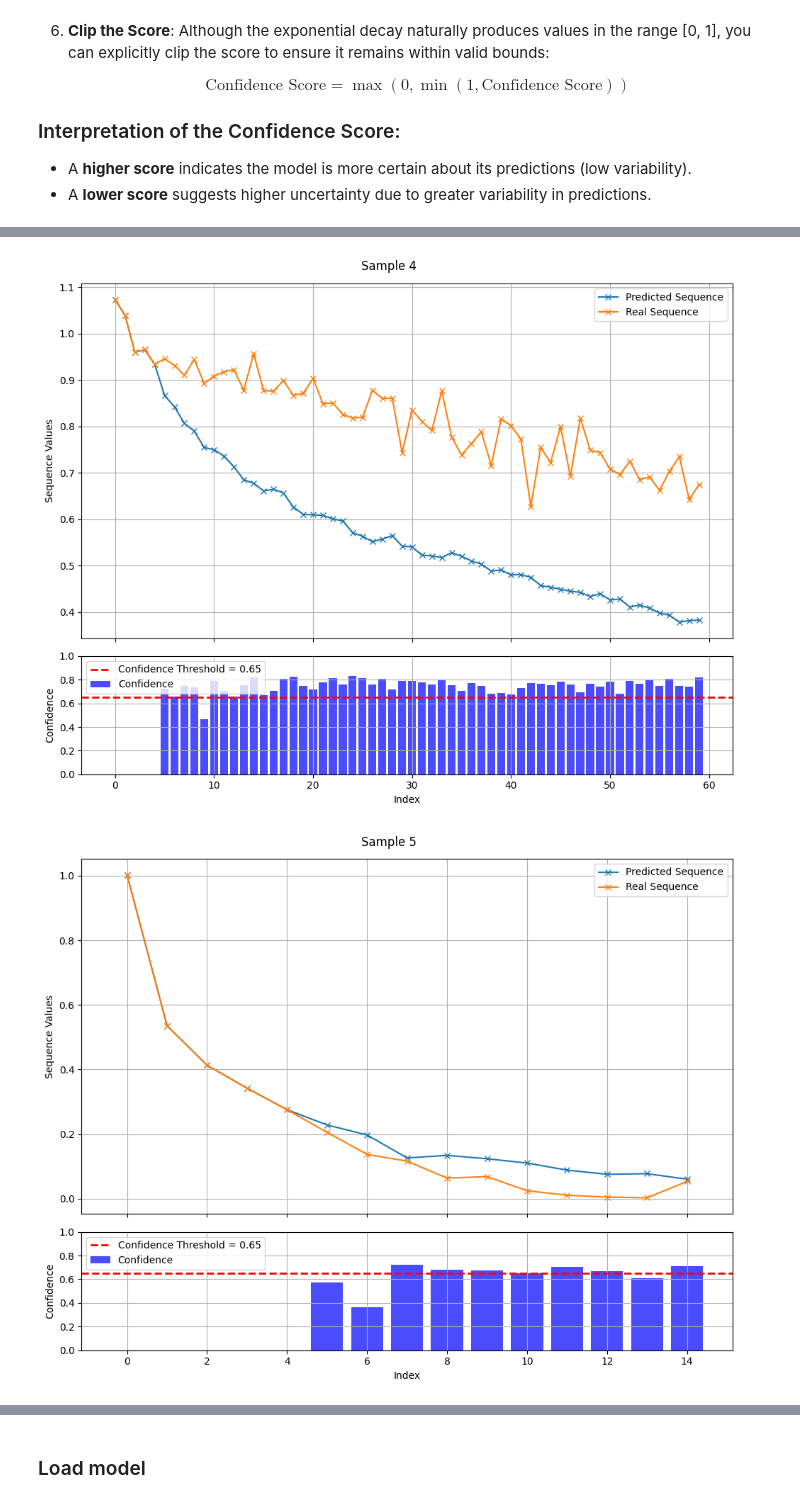
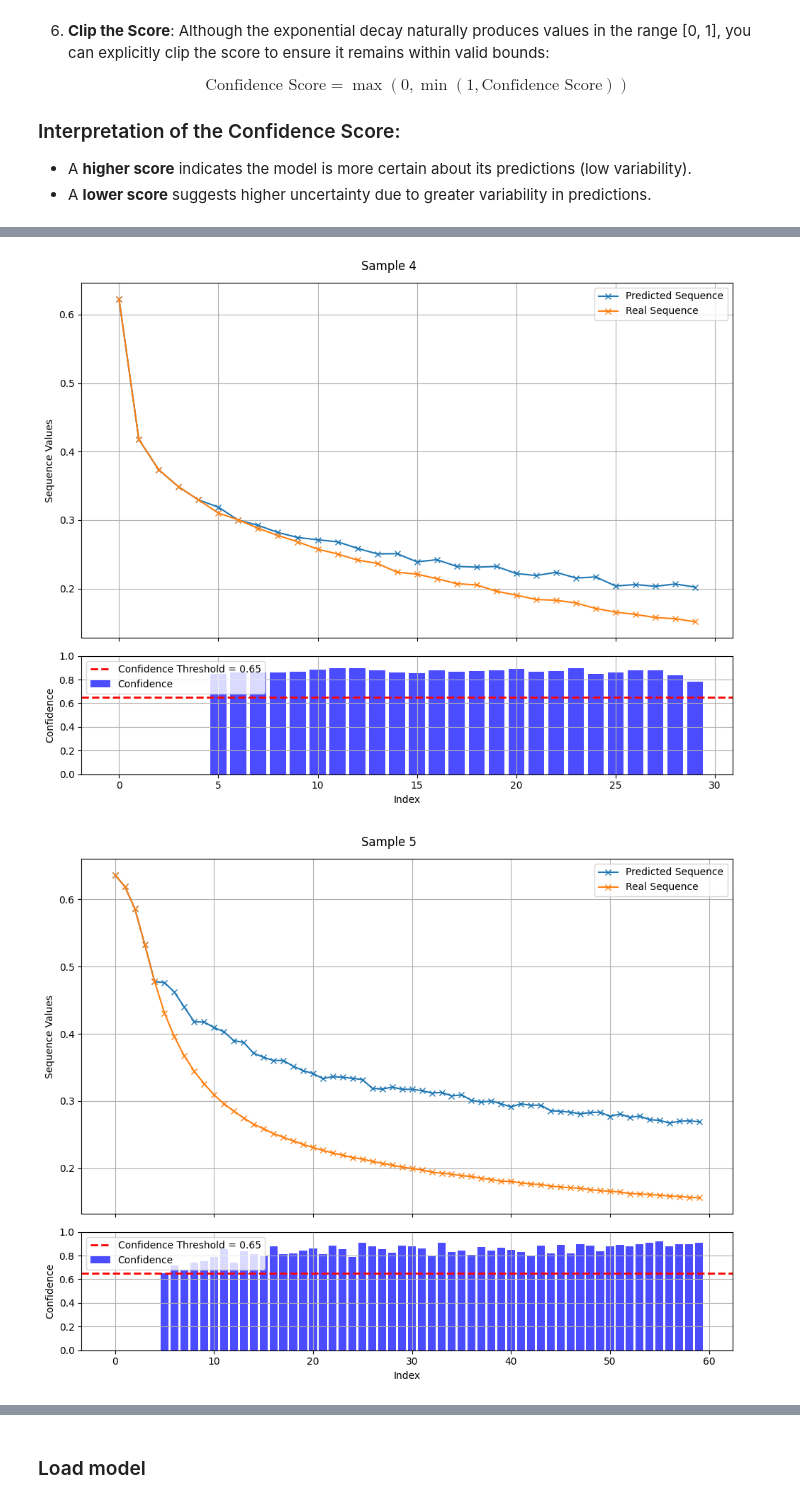
Before and after one commit to vincent-stadler/dPoDL, a Jupyter notebook: experiments/training/train-transformer-variable-length.ipynb, the cells around one changed output, grey strips where cells are left out. Drawn from its saved outputs; the diff is of its cells as text; code cells hidden in the pictures.

Commit message:
ADD different dataset and restructure model savepath

```diff
--- a/experiments/training/train-transformer-variable-length.ipynb
+++ b/experiments/training/train-transformer-variable-length.ipynb
@@ -18,11 +18,12 @@ import random
 from datetime import datetime
 # %%
 # Folder containing CSVs with sequences of loss values
-folder_path = r'C:\Users\daV\Documents\ZHAW\HS 2024\dPoDL\dPoDL\experiments\filtered-search\cnns\cifar10\categorical'
+folder_path = r'C:\Users\daV\Documents\ZHAW\HS 2024\dPoDL\dPoDL\experiments\filtered-search\cnns\mnist\categorical'
 input_window = 9
 output_window = 1   # min 1
 train = False
 
+dataset_name = "_".join(folder_path.split("\\")[-3:])
 sequences = []
 
 # Load all CSVs and extract sequences of loss values
@@ -258,7 +259,7 @@ def init_weights(m):
                 nn.init.xavier_uniform_(param)  # Initialize weights in transformer layers
 # %%
 # Instantiate model, loss, and optimizer
-model = FloatSequenceTransformer(embedding_dim=2, num_heads=1, num_layers=1, dropout=0.2)
+model = FloatSequenceTransformer(embedding_dim=8, num_heads=1, num_layers=1, dropout=0.2)
 base_loss_fn = nn.SmoothL1Loss()
 criterion = custom_loss    #custom_loss  or  nn.SmoothL1Loss()  nn.MSELoss()-> more sensitive to outliers, worse results
 #criterion = nn.SmoothL1Loss()    #custom_loss  or  nn.SmoothL1Loss()  nn.MSELoss()-> more sensitive to outliers, worse results
@@ -511,6 +534,6 @@ The confidence score is calculated based on the variability in the model's predi
 # %%
 std_devs = list(itertools.chain(*[i[2]for i in results_not_hallucinate]))
-#std_devs = list(itertools.chain(*[i[2]for i in results_hallucinate]))
+std_devs = list(itertools.chain(*[i[2]for i in results_hallucinate]))
 std_devs = [i for i in std_devs if i != 0]
 MEAN_STD = np.mean(std_devs)
 STD_STD = np.std(std_devs)
@@ -560,7 +583,7 @@ Min Confidence Score: 0.2976908329810215
 num_samples = 10
 
 random.seed()
-#sample = random.sample(results_not_hallucinate, num_samples)
+sample = random.sample(results_not_hallucinate, num_samples)
 sample = random.sample(results_hallucinate, num_samples)
 for i, (real_sequence, predicted_sequence, std_predictions) in enumerate(sample):
     std_predictions = [0 if i is None else i for i in std_predictions]
@@ -598,2 +621,2 @@ for i, (real_sequence, predicted_sequence, std_predictions) in enumerate(sample)
-[figure, old version]
+[figure, new version]
-[figure, old version]
+[figure, new version]
```
Also changed, not shown: parts of 12 cells of this notebook, 4 other files.
